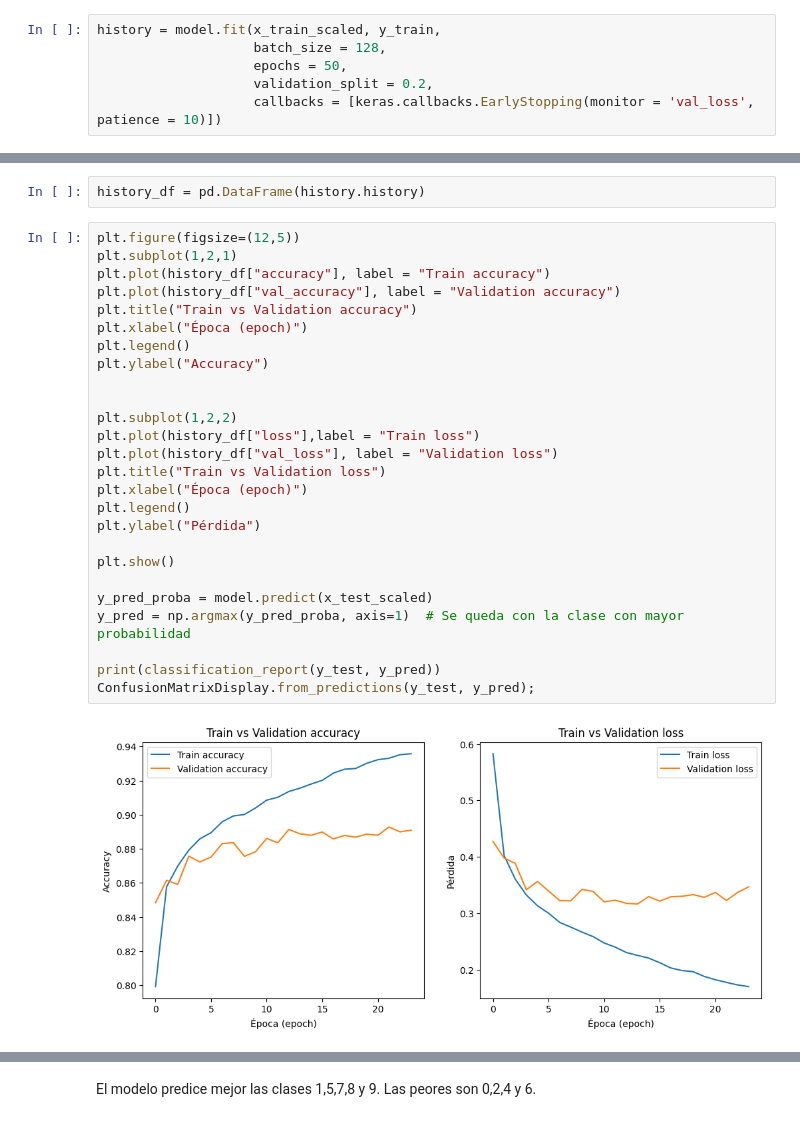
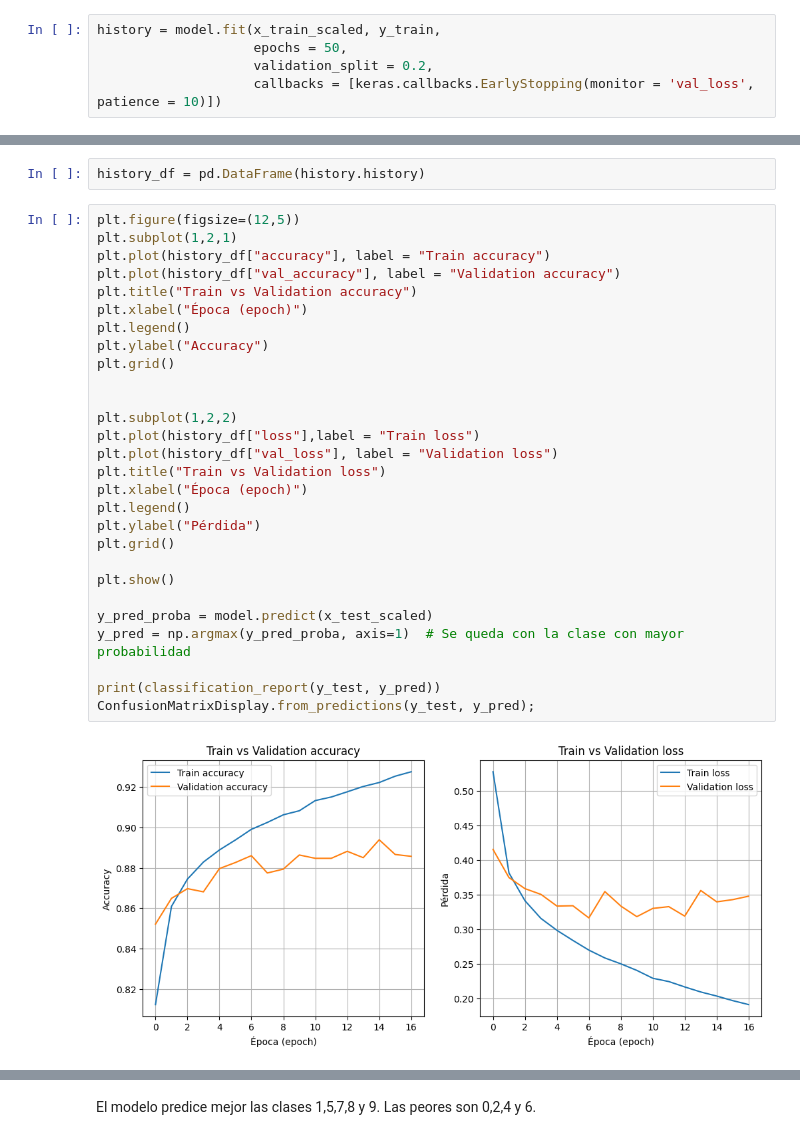
Before and after one commit to jacobo010/ONLINE_DS_THEBRIDGE_jacobo, a Jupyter notebook: Programacion_basica/Sprint16/Unidad_02/Practica_obligatoria/18_Practica_Obligatoria_Introduccion_Keras.ipynb, the cells around one changed output, grey strips where cells are left out. Saved outputs shown, nothing was run; the diff lists cells and outputs as text.

```diff
--- a/Programacion_basica/Sprint16/Unidad_02/Practica_obligatoria/18_Practica_Obligatoria_Introduccion_Keras.ipynb
+++ b/Programacion_basica/Sprint16/Unidad_02/Practica_obligatoria/18_Practica_Obligatoria_Introduccion_Keras.ipynb
@@ -245,7 +245,6 @@ x_test_scaled.index = x_test_scaled.index.map(label_dict)
 x_test_scaled = x_test_scaled.drop(columns = target, axis = 1)
 # %%
 history = model.fit(x_train_scaled, y_train,
-                    batch_size = 128,
                     epochs = 50,
                     validation_split = 0.2,
                     callbacks = [keras.callbacks.EarlyStopping(monitor = 'val_loss', patience = 10)])
@@ -272,31 +271,33 @@ history_df = pd.DataFrame(history.history)
 # %%
 plt.figure(figsize=(12,5))
 plt.subplot(1,2,1)
 plt.plot(history_df["accuracy"], label = "Train accuracy")
 plt.plot(history_df["val_accuracy"], label = "Validation accuracy")
 plt.title("Train vs Validation accuracy")
 plt.xlabel("Época (epoch)")
 plt.legend()
 plt.ylabel("Accuracy")
+plt.grid()
 
 
 plt.subplot(1,2,2)
 plt.plot(history_df["loss"],label = "Train loss")
 plt.plot(history_df["val_loss"], label = "Validation loss")
 plt.title("Train vs Validation loss")
 plt.xlabel("Época (epoch)")
 plt.legend()
 plt.ylabel("Pérdida")
+plt.grid()
 
 plt.show()
 
 y_pred_proba = model.predict(x_test_scaled)
 y_pred = np.argmax(y_pred_proba, axis=1)  # Se queda con la clase con mayor probabilidad
 
 print(classification_report(y_test, y_pred))
 ConfusionMatrixDisplay.from_predictions(y_test, y_pred);
 # %% [output]
-[figure, old version]
+[figure, new version]
 313/313 ━━━━━━━━━━━━━━━━━━━━ 0s 1ms/step
               precision    recall  f1-score   support
 
```
Also changed, not shown: parts of 5 cells of this notebook.
